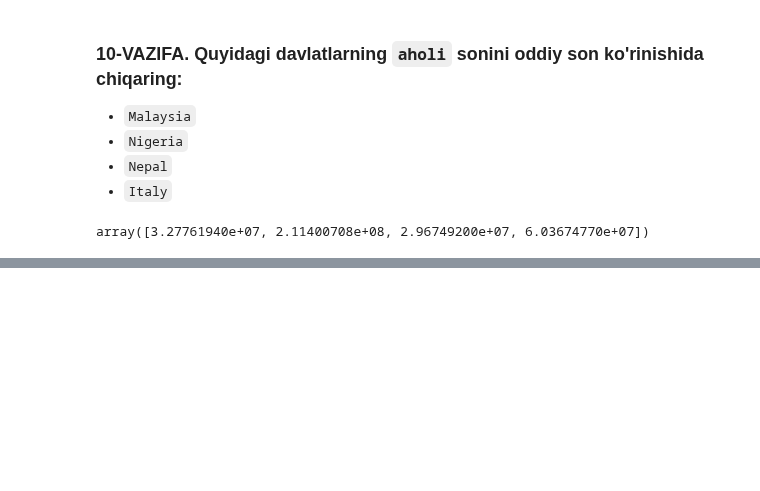
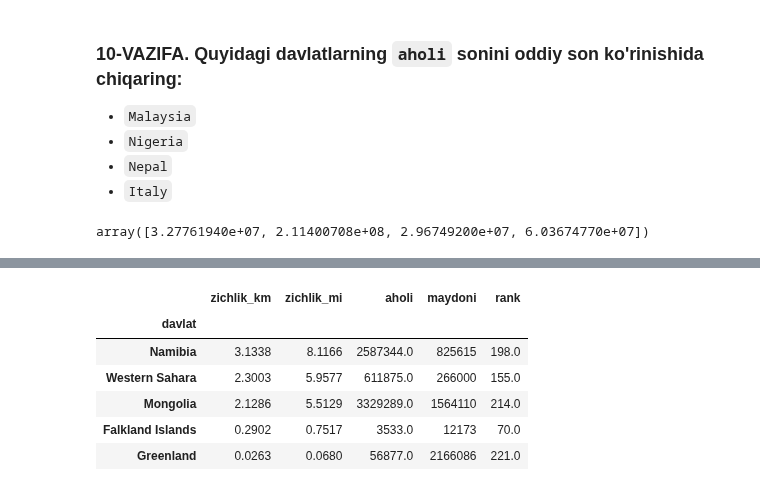
Before and after one commit to izzat-ai/learning-ai, a Jupyter notebook: pandas/practice/pandas_pracitce3.ipynb, the cells around one changed output, grey strips where cells are left out. Cells and saved outputs as stored; diff of their text form; code cells hidden in the pictures; blank space fills up the shorter version.

```diff
--- a/pandas/practice/pandas_pracitce3.ipynb
+++ b/pandas/practice/pandas_pracitce3.ipynb
@@ -273,0 +277,10 @@ array([3.27761940e+07, 2.11400708e+08, 2.96749200e+07, 6.03674770e+07])
+# %%
+df.tail()
+# %% [output]
+|  | zichlik_km | zichlik_mi | aholi | maydoni | rank |
+| davlat |  |  |  |  |  |
+| Namibia | 3.1338 | 8.1166 | 2587344.0 | 825615 | 198.0 |
+| Western Sahara | 2.3003 | 5.9577 | 611875.0 | 266000 | 155.0 |
+| Mongolia | 2.1286 | 5.5129 | 3329289.0 | 1564110 | 214.0 |
+| Falkland Islands | 0.2902 | 0.7517 | 3533.0 | 12173 | 70.0 |
+| Greenland | 0.0263 | 0.0680 | 56877.0 | 2166086 | 221.0 |
```
Also changed, not shown: parts of 10 cells of this notebook.
